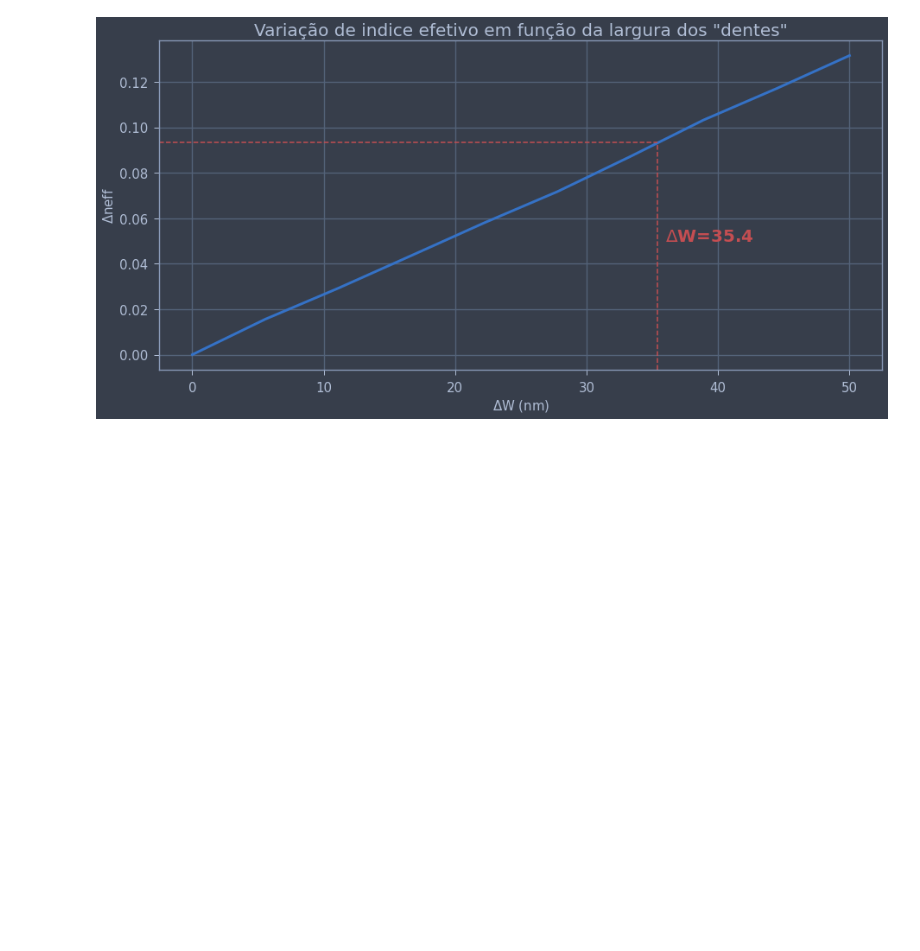
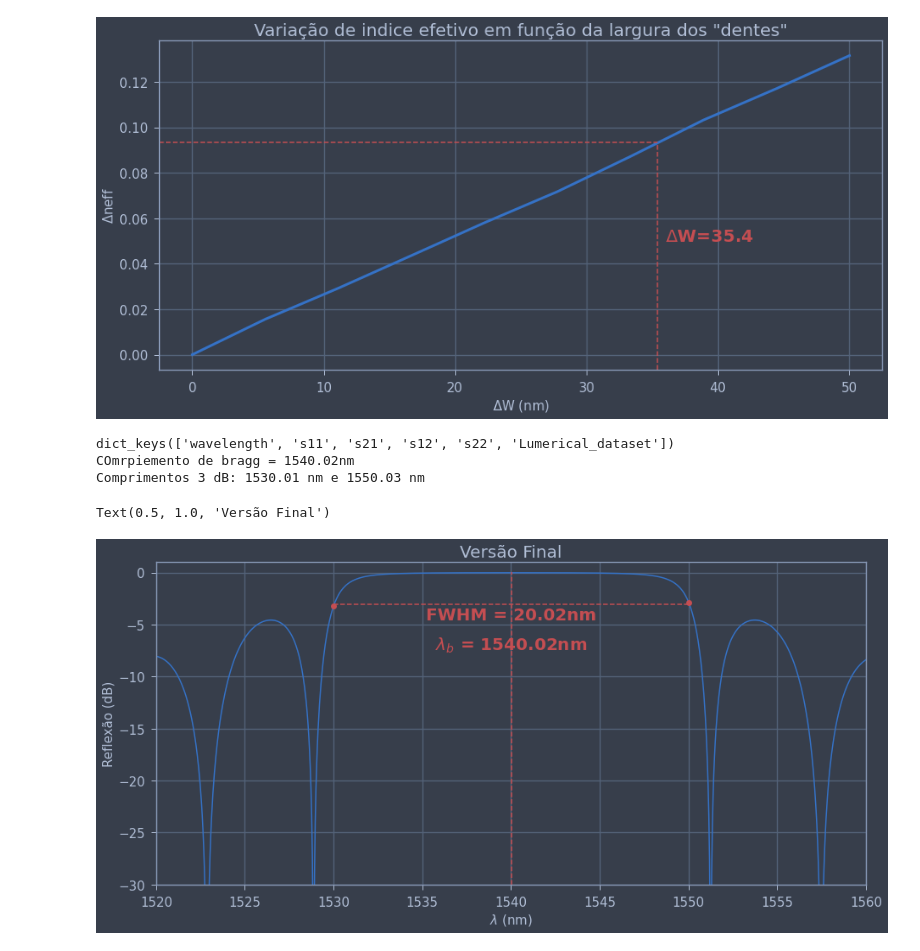
Before and after one commit to LucasLobo7/Bragg-Gratings, a Jupyter notebook: simulations/Calculations.ipynb, the cells around one changed output. Saved outputs shown, nothing was run; the diff lists cells and outputs as text; code cells hidden in the pictures; blank space fills up the shorter version.

```diff
--- a/simulations/Calculations.ipynb
+++ b/simulations/Calculations.ipynb
@@ -13,12 +13,12 @@ from scipy.signal import find_peaks
 plt.rcParams["figure.figsize"] = (15,7)
 from numpy.lib.scimath import sqrt as csqrt
 
-os.add_dll_directory('C:\\Program Files\\Lumerical\\v202\\api\\python\\')
-lumapi = imp.load_source('lumapi','C:\\Program Files\\Lumerical\\v202\\api\\python\\lumapi.py')
+#os.add_dll_directory('C:\\Program Files\\Lumerical\\v202\\api\\python\\')
+#lumapi = imp.load_source('lumapi','C:\\Program Files\\Lumerical\\v202\\api\\python\\lumapi.py')
 
-#sys.path.append("/opt/lumerical/v221/api/python") #Default linux lumapi path
-#import lumapi
-#sys.path.append(os.path.dirname('/media/lucas/datam01/LucasLobo/BRAG-GRATINGS/simulations/python')) #Current directory
+sys.path.append("/opt/lumerical/v221/api/python") #Default linux lumapi path
+import lumapi
+sys.path.append(os.path.dirname('/media/lucas/datam01/LucasLobo/BRAG-GRATINGS/simulations/python')) #Current directory
 
 from jupyterthemes import jtplot
 
@@ -68,10 +68,15 @@ def fwhmlog(x,y):
             break
     plt.plot(x[halfminindex]*1e9,y[halfminindex],'o',color='r')
     plt.plot(x[halfmaxindex]*1e9,y[halfmaxindex],'o',color='r')
-    plt.text(x[int((halfminindex+halfmaxindex)/2)]*1e9,1.1*(rmax - 3),'FWHM = {}nm'.format(round((x[halfmaxindex]-x[halfminindex])*1e9,3)),color='r',weight='black',fontsize =20,horizontalalignment='center',
+    plt.text(x[int((halfminindex+halfmaxindex)/2)]*1e9,1.1*(rmax - 3),'FWHM = {}nm'.format(round(((x[halfmaxindex]-x[halfminindex])[0])*1e9,3)),color='r',weight='black',fontsize =20,horizontalalignment='center',
         verticalalignment='top')
-    plt.plot([x[halfminindex]*1e9,x[halfmaxindex]*1e9],[rmax - 3,rmax - 3],linestyle='--')
-    print('Comprimentos 3 dB: {0} nm e {1} nm'.format(round(x[halfminindex]*1e9,3),round(x[halfmaxindex]*1e9,3)))
+    plt.plot([x[halfminindex]*1e9,x[halfmaxindex]*1e9],[rmax - 3,rmax - 3],linestyle='--',color='r')
+
+    plt.axvline(x=(x[halfminindex]+(x[halfmaxindex]-x[halfminindex])/2)[0]*1e9,ymax=0.97,color='r',linestyle='--')
+    plt.text((x[halfminindex]+(x[halfmaxindex]-x[halfminindex])/2)[0]*1e9,rmax-6,r'$\lambda_b$ = {}nm'.format(round((x[halfminindex]+(x[halfmaxindex]-x[halfminindex])/2)[0]*1e9,3)),color='r',weight='black',fontsize =20,horizontalalignment='center',verticalalignment='top')
+
+    print('COmrpiemento de bragg = {}nm'.format(round((x[halfminindex]+(x[halfmaxindex]-x[halfminindex])/2)[0]*1e9,3)))
+    print('Comprimentos 3 dB: {0} nm e {1} nm'.format(round(x[halfminindex][0]*1e9,3),round(x[halfmaxindex][0]*1e9,3)))
     return halfminindex,halfmaxindex
 # %% [markdown]
 ## Calculos Teoricos
@@ -342,0 +350,19 @@ setemeanalysis("number of points",10);
+# %%
+S= mode.getemesweep("S_wavelength_sweep")
+print(S.keys())
+plt.plot(S['wavelength']*1e9,10*np.log10(abs(S['s11'])**2))
+plt.xlim(S['wavelength'][0]*1e9,S['wavelength'][-1]*1e9)
+plt.ylim(-30,1)
+halfminindex, halfmaxindex = fwhmlog(S['wavelength'],10*np.log10(abs(S['s11'])**2))
+
+plt.xlabel(r'$\lambda$ (nm)',fontsize =15)
+plt.ylabel('Reflexão (dB)',fontsize =15)
+plt.xticks(fontsize =15)
+plt.yticks(fontsize =15)
+plt.title(r'Versão Final',fontsize =20)
+# %% [output]
+dict_keys(['wavelength', 's11', 's21', 's12', 's22', 'Lumerical_dataset'])
+COmrpiemento de bragg = 1540.02nm
+Comprimentos 3 dB: 1530.01 nm e 1550.03 nm
+Text(0.5, 1.0, 'Versão Final')
+[figure, added]
```
Also changed, not shown: parts of 2 cells of this notebook, 3 other files.
